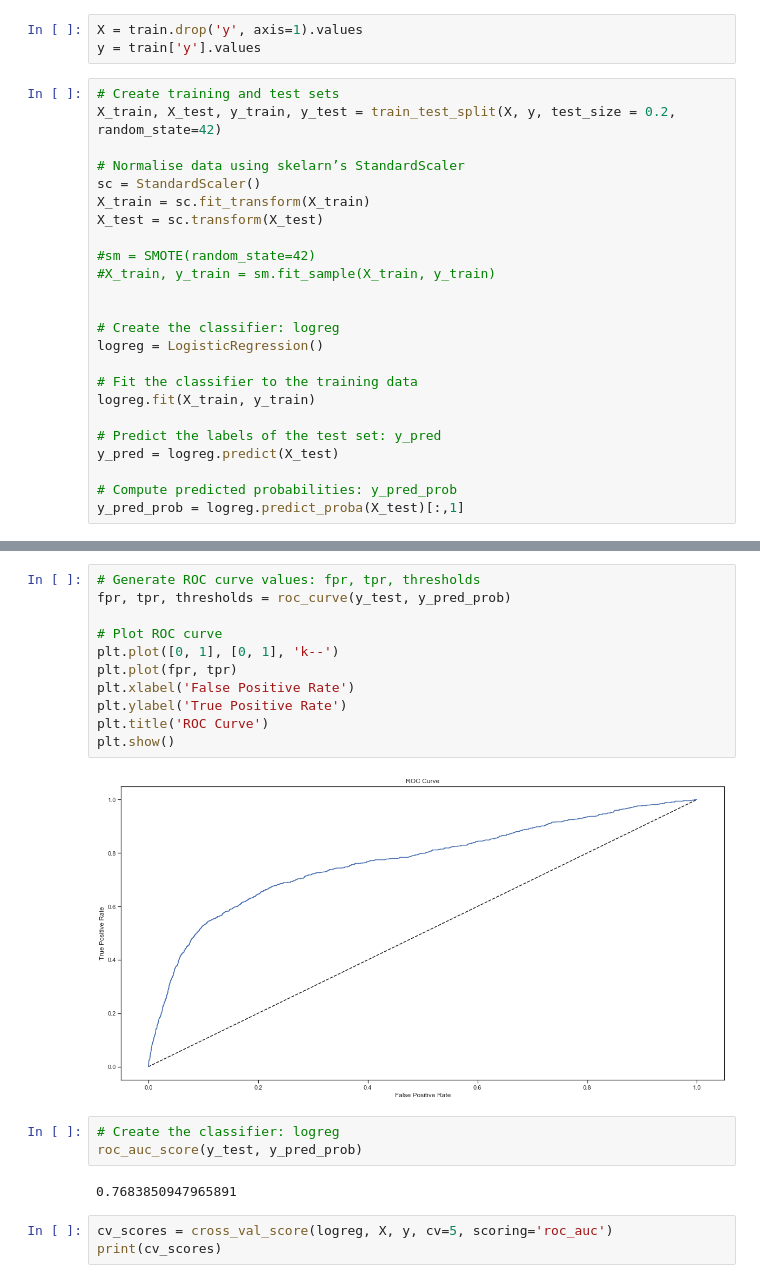
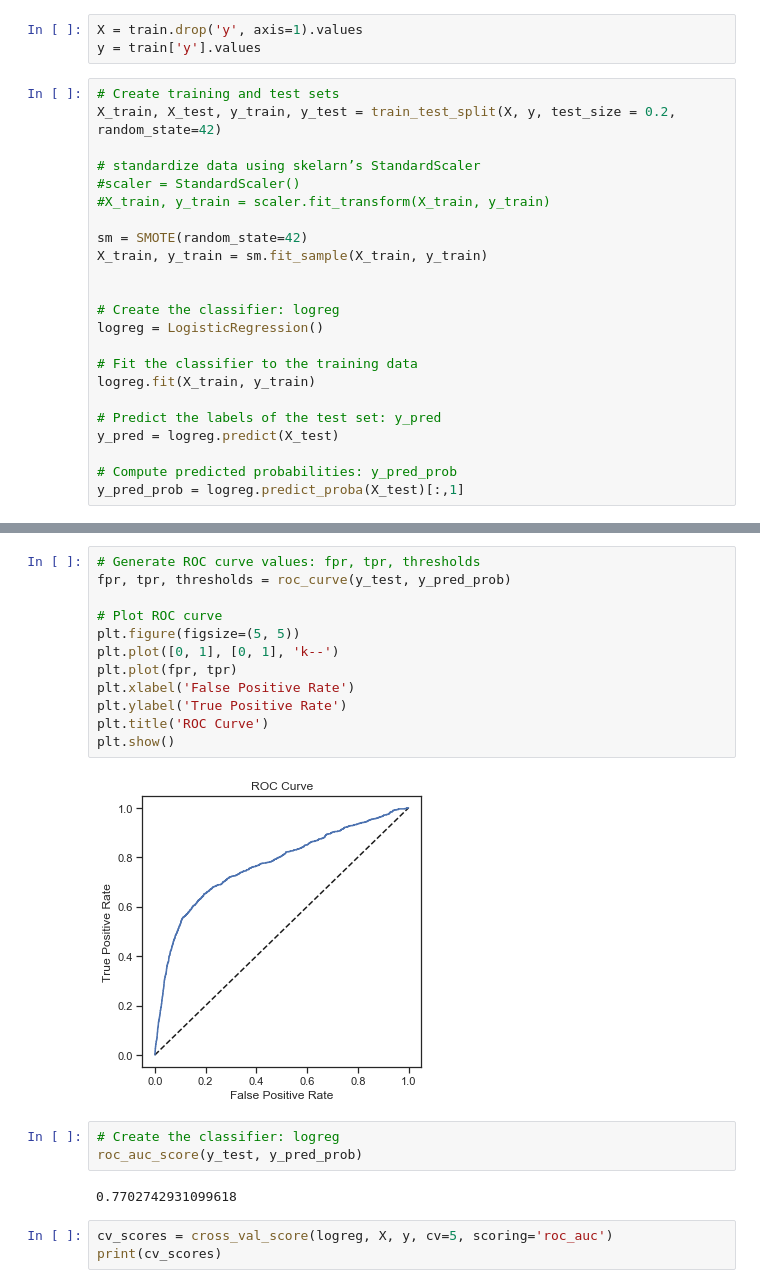
Before and after one commit to Dataforreal/springboard, a Jupyter notebook: Capstone_1/Capstone_Project_1.ipynb, the cells around one changed output, grey strips where cells are left out. Cells and saved outputs as stored; diff of their text form.

```diff
--- a/Capstone_1/Capstone_Project_1.ipynb
+++ b/Capstone_1/Capstone_Project_1.ipynb
@@ -1040,13 +1044,12 @@ y = train['y'].values
 # Create training and test sets
 X_train, X_test, y_train, y_test = train_test_split(X, y, test_size = 0.2, random_state=42)
 
-# Normalise data using skelarn’s StandardScaler
-sc = StandardScaler()
-X_train = sc.fit_transform(X_train)
-X_test = sc.transform(X_test)
+# standardize data using skelarn’s StandardScaler
+#scaler = StandardScaler()
+#X_train, y_train = scaler.fit_transform(X_train, y_train)
 
-#sm = SMOTE(random_state=42)
-#X_train, y_train = sm.fit_sample(X_train, y_train)
+sm = SMOTE(random_state=42)
+X_train, y_train = sm.fit_sample(X_train, y_train)
 
 
 # Create the classifier: logreg
@@ -1087,21 +1092,22 @@ Subscribed: Yes       0.52      0.28      0.36       971
 # %%
 # Generate ROC curve values: fpr, tpr, thresholds
 fpr, tpr, thresholds = roc_curve(y_test, y_pred_prob)
 
 # Plot ROC curve
+plt.figure(figsize=(5, 5))
 plt.plot([0, 1], [0, 1], 'k--')
 plt.plot(fpr, tpr)
 plt.xlabel('False Positive Rate')
 plt.ylabel('True Positive Rate')
 plt.title('ROC Curve')
 plt.show()
 # %% [output]
-[figure, old version]
+[figure, new version]
 # %%
 # Create the classifier: logreg
 roc_auc_score(y_test, y_pred_prob)
 # %% [output]
-0.7683850947965891
+0.7702742931099618
 # %%
 cv_scores = cross_val_score(logreg, X, y, cv=5, scoring='roc_auc')
 print(cv_scores)
```
Also changed, not shown: parts of 17 cells of this notebook.
